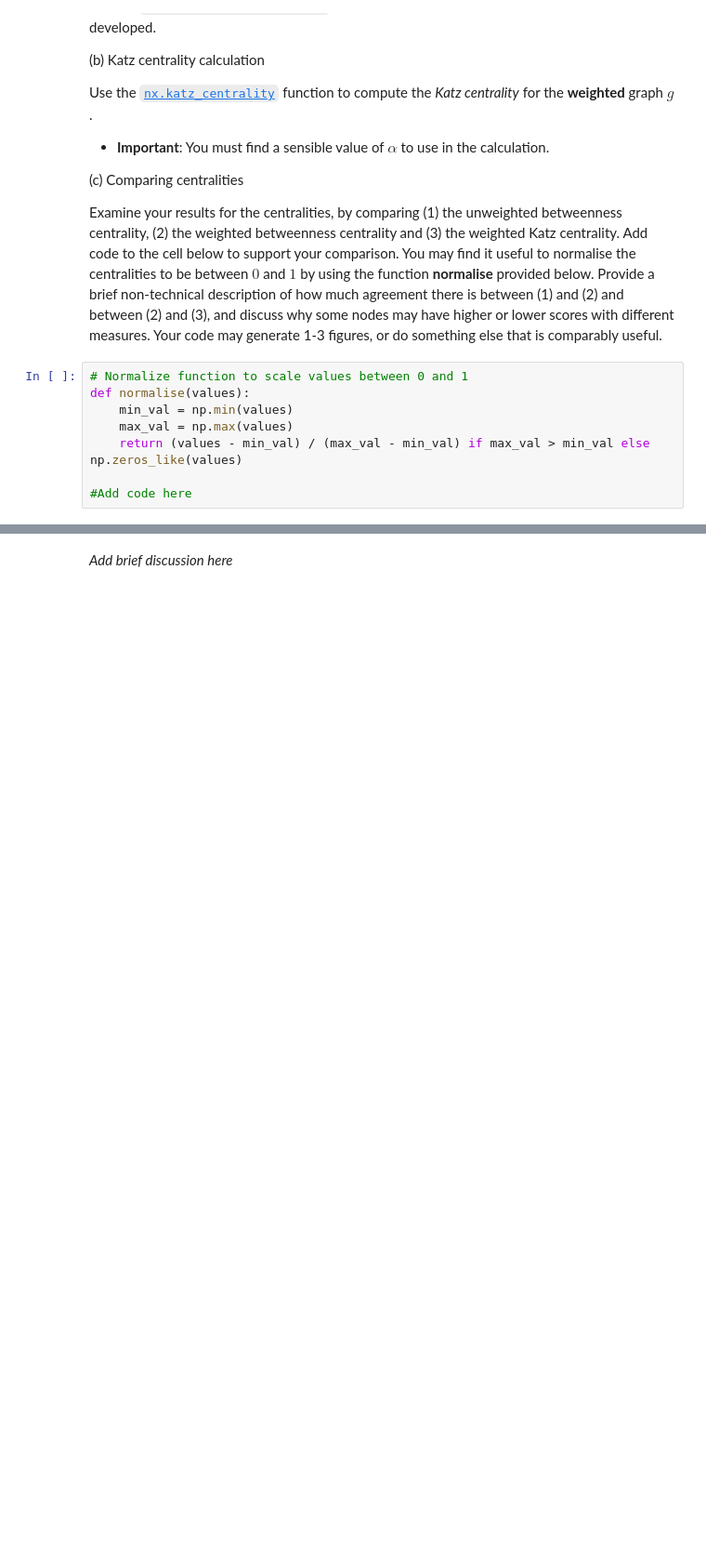
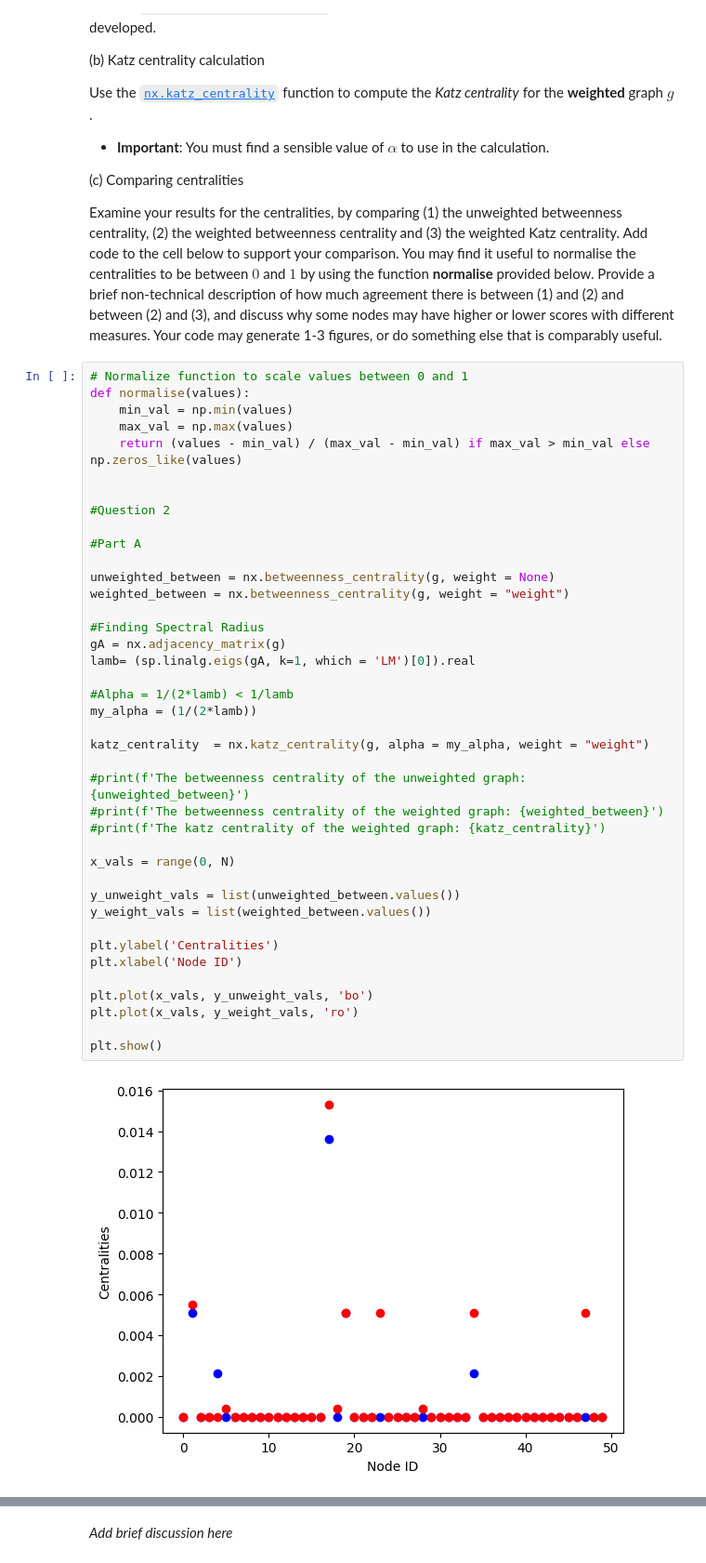
Before and after one commit to Nicholas-Andreou/Network-Science, a Jupyter notebook: Coursework/Coursework1.ipynb, the cells around one changed output, grey strips where cells are left out. Shown at 93% size. Cells and saved outputs as stored; diff of their text form; blank space fills up the shorter version.

```diff
--- a/Coursework/Coursework1.ipynb
+++ b/Coursework/Coursework1.ipynb
@@ -113,11 +152,45 @@ Use the [`nx.katz_centrality`](https://networkx.org/documentation/stable/referen
 (c)  Comparing centralities
 
 Examine your results for the centralities, by comparing (1) the unweighted betweenness centrality, (2) the weighted betweenness centrality and (3) the weighted Katz centrality. Add code to the cell below to support your comparison. You may find it useful to normalise the centralities to be between $0$ and $1$ by using the function **normalise** provided below. Provide a brief non-technical description of how much agreement there is between (1) and (2) and between (2) and (3), and discuss why some nodes may have higher or lower scores with different measures. Your code may generate 1-3 figures, or do something else that is comparably useful.
-# %%
-# Normalize function to scale values between 0 and 1
-def normalise(values):
-    min_val = np.min(values)
-    max_val = np.max(values)
-    return (values - min_val) / (max_val - min_val) if max_val > min_val else np.zeros_like(values)
-
-#Add code here
+# %%
+# Normalize function to scale values between 0 and 1
+def normalise(values):
+    min_val = np.min(values)
+    max_val = np.max(values)
+    return (values - min_val) / (max_val - min_val) if max_val > min_val else np.zeros_like(values)
+
+
+#Question 2
+
+#Part A
+
+unweighted_between = nx.betweenness_centrality(g, weight = None)
+weighted_between = nx.betweenness_centrality(g, weight = "weight")
+
+#Finding Spectral Radius
+gA = nx.adjacency_matrix(g)
+lamb= (sp.linalg.eigs(gA, k=1, which = 'LM')[0]).real
+
+#Alpha = 1/(2*lamb) < 1/lamb
+my_alpha = (1/(2*lamb))
+
+katz_centrality  = nx.katz_centrality(g, alpha = my_alpha, weight = "weight")
+
+#print(f'The betweenness centrality of the unweighted graph: {unweighted_between}')
+#print(f'The betweenness centrality of the weighted graph: {weighted_between}')
+#print(f'The katz centrality of the weighted graph: {katz_centrality}')
+
+x_vals = range(0, N)
+
+y_unweight_vals = list(unweighted_between.values())
+y_weight_vals = list(weighted_between.values())
+
+plt.ylabel('Centralities')
+plt.xlabel('Node ID')
+
+plt.plot(x_vals, y_unweight_vals, 'bo')
+plt.plot(x_vals, y_weight_vals, 'ro')
+
+plt.show()
+# %% [output]
+[figure, added]
```
Also changed, not shown: parts of 8 cells of this notebook, 2 other files.
